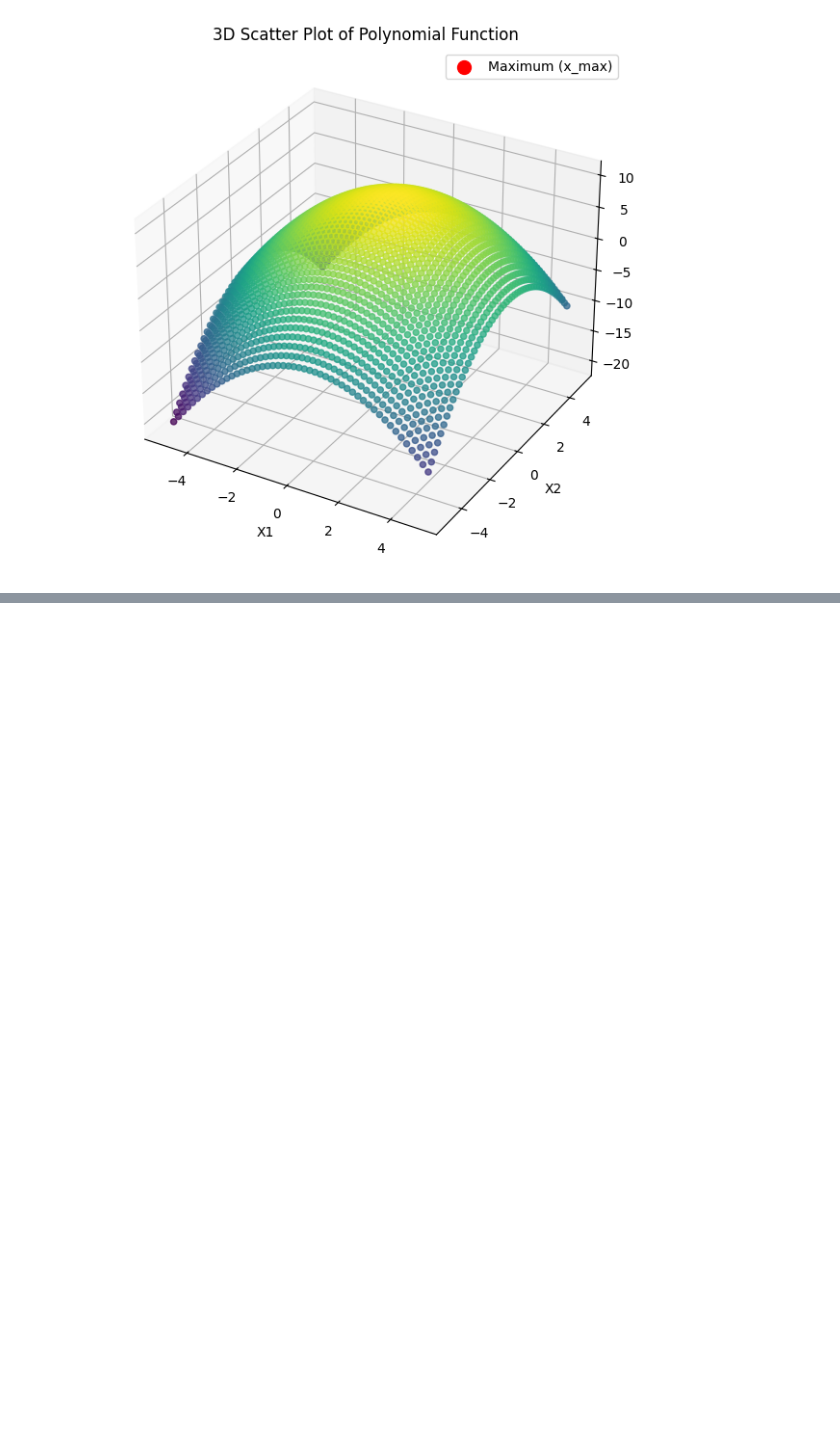
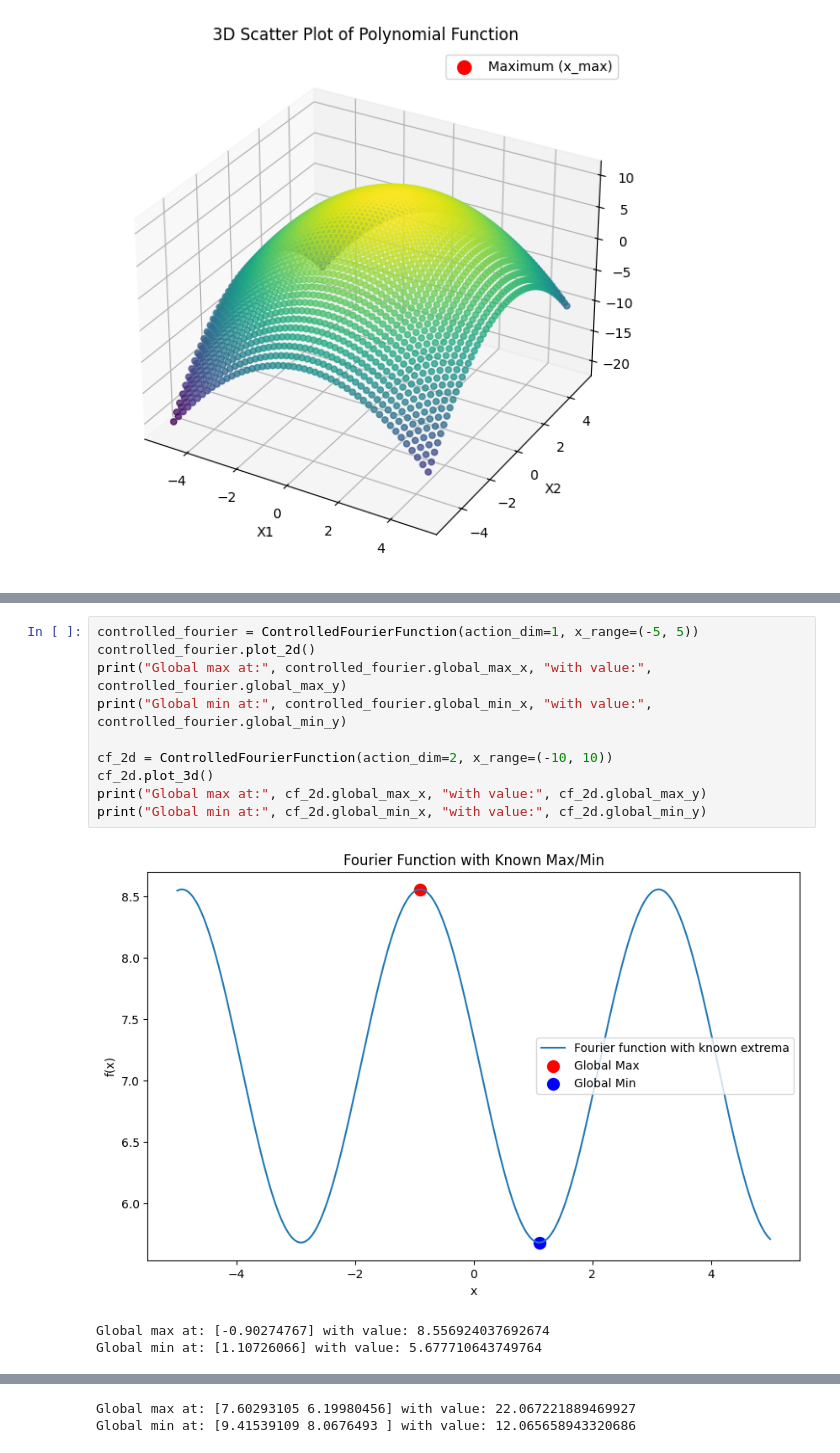
Before and after one commit to Jimvos32/Recurrent-PPO-Jax, a Jupyter notebook: src/tasks/envs/env_notebooks/functions_test.ipynb, the cells around one changed output, grey strips where cells are left out. Saved outputs shown, nothing was run; the diff lists cells and outputs as text; blank space fills up the shorter version.

```diff
--- a/src/tasks/envs/env_notebooks/functions_test.ipynb
+++ b/src/tasks/envs/env_notebooks/functions_test.ipynb
@@ -485,0 +670,14 @@ poly_fn.plot_3d()
+# %%
+controlled_fourier = ControlledFourierFunction(action_dim=1, x_range=(-5, 5))
+controlled_fourier.plot_2d()
+print("Global max at:", controlled_fourier.global_max_x, "with value:", controlled_fourier.global_max_y)
+print("Global min at:", controlled_fourier.global_min_x, "with value:", controlled_fourier.global_min_y)
+
+cf_2d = ControlledFourierFunction(action_dim=2, x_range=(-10, 10))
+cf_2d.plot_3d()
+print("Global max at:", cf_2d.global_max_x, "with value:", cf_2d.global_max_y)
+print("Global min at:", cf_2d.global_min_x, "with value:", cf_2d.global_min_y)
+# %% [output]
+[figure, added]
+Global max at: [-0.90274767] with value: 8.556924037692674
+Global min at: [1.10726066] with value: 5.677710643749764
@@ -485,0 +685,2 @@ poly_fn.plot_3d()
+Global max at: [7.60293105 6.19980456] with value: 22.067221889469927
+Global min at: [9.41539109 8.0676493 ] with value: 12.065658943320686
```
Also changed, not shown: parts of 9 cells of this notebook, 20 other files.
